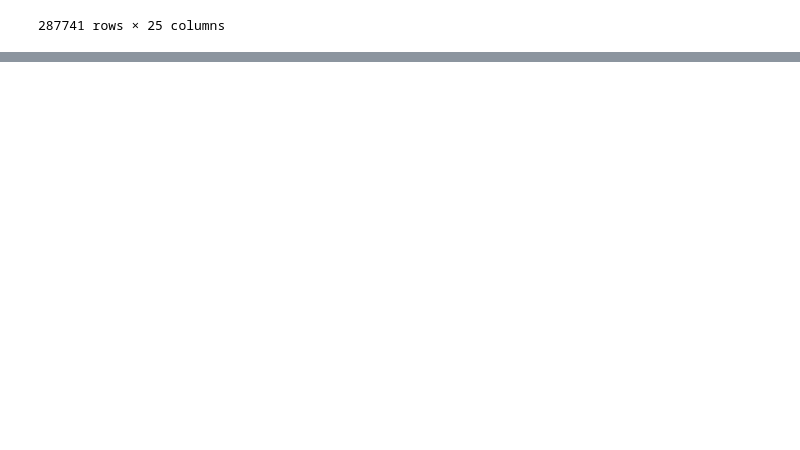
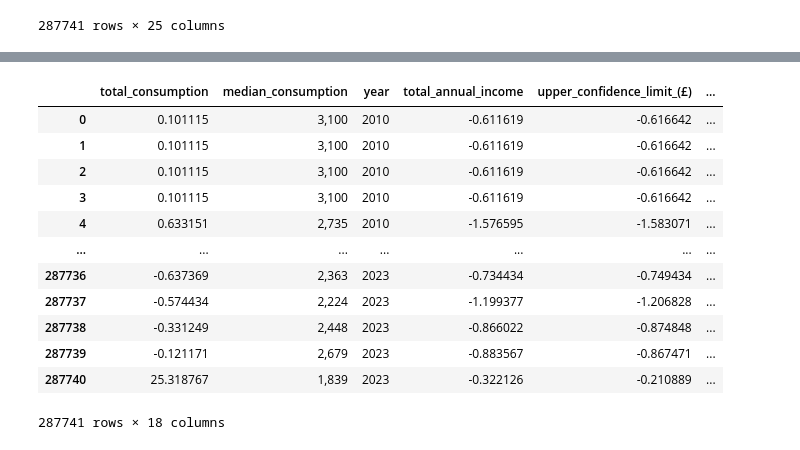
Before and after one commit to babs257/Deployable-Projects, a Jupyter notebook: Energy Bill.ipynb, the cells around one changed output, grey strips where cells are left out. Saved outputs shown, nothing was run; the diff lists cells and outputs as text; code cells hidden in the pictures; blank space fills up the shorter version.

```diff
--- a/Energy Bill.ipynb
+++ b/Energy Bill.ipynb
@@ -115,0 +357,21 @@ df
+# %%
+from sklearn.preprocessing import StandardScaler
+
+scaler = StandardScaler()
+df_ready[numerical_cols] = scaler.fit_transform(df_ready[numerical_cols])
+# %%
+df_ready
+# %% [output]
+|  | total_consumption | median_consumption | year | total_annual_income | upper_confidence_limit_(£) | ... |
+| 0 | 0.101115 | 3,100 | 2010 | -0.611619 | -0.616642 | ... |
+| 1 | 0.101115 | 3,100 | 2010 | -0.611619 | -0.616642 | ... |
+| 2 | 0.101115 | 3,100 | 2010 | -0.611619 | -0.616642 | ... |
+| 3 | 0.101115 | 3,100 | 2010 | -0.611619 | -0.616642 | ... |
+| 4 | 0.633151 | 2,735 | 2010 | -1.576595 | -1.583071 | ... |
+| ... | ... | ... | ... | ... | ... | ... |
+| 287736 | -0.637369 | 2,363 | 2023 | -0.734434 | -0.749434 | ... |
+| 287737 | -0.574434 | 2,224 | 2023 | -1.199377 | -1.206828 | ... |
+| 287738 | -0.331249 | 2,448 | 2023 | -0.866022 | -0.874848 | ... |
+| 287739 | -0.121171 | 2,679 | 2023 | -0.883567 | -0.867471 | ... |
+| 287740 | 25.318767 | 1,839 | 2023 | -0.322126 | -0.210889 | ... |
+287741 rows × 18 columns
```
Also changed, not shown: parts of 32 cells of this notebook.
